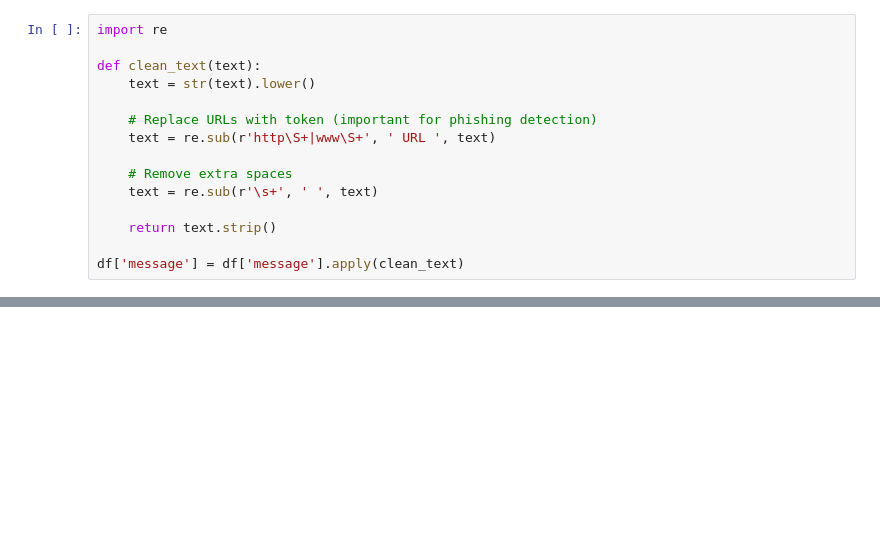
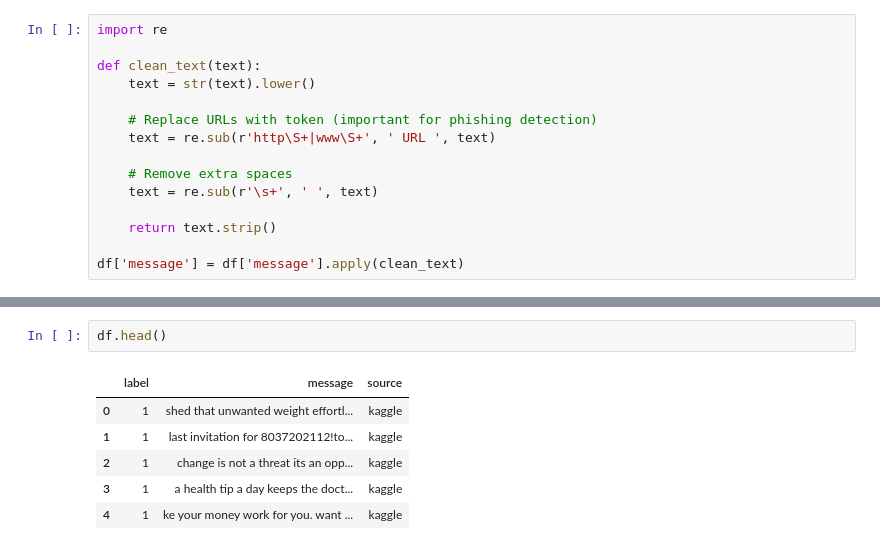
Before and after one commit to Psalmist70/sms-phishing-detection, a Jupyter notebook: notebooks/sms-phishing.ipynb, the cells around one changed output, grey strips where cells are left out. Drawn from its saved outputs; the diff is of its cells as text; blank space fills up the shorter version.

```diff
--- a/notebooks/sms-phishing.ipynb
+++ b/notebooks/sms-phishing.ipynb
@@ -116,0 +225,9 @@ memory usage: 9.5+ KB
+# %%
+df.head()
+# %% [output]
+|  | label | message | source |
+| 0 | 1 | shed that unwanted weight effortl... | kaggle |
+| 1 | 1 | last invitation for 8037202112!to... | kaggle |
+| 2 | 1 | change is not a threat its an opp... | kaggle |
+| 3 | 1 | a health tip a day keeps the doct... | kaggle |
+| 4 | 1 | ke your money work for you. want ... | kaggle |
```
Also changed, not shown: parts of 10 cells of this notebook.
